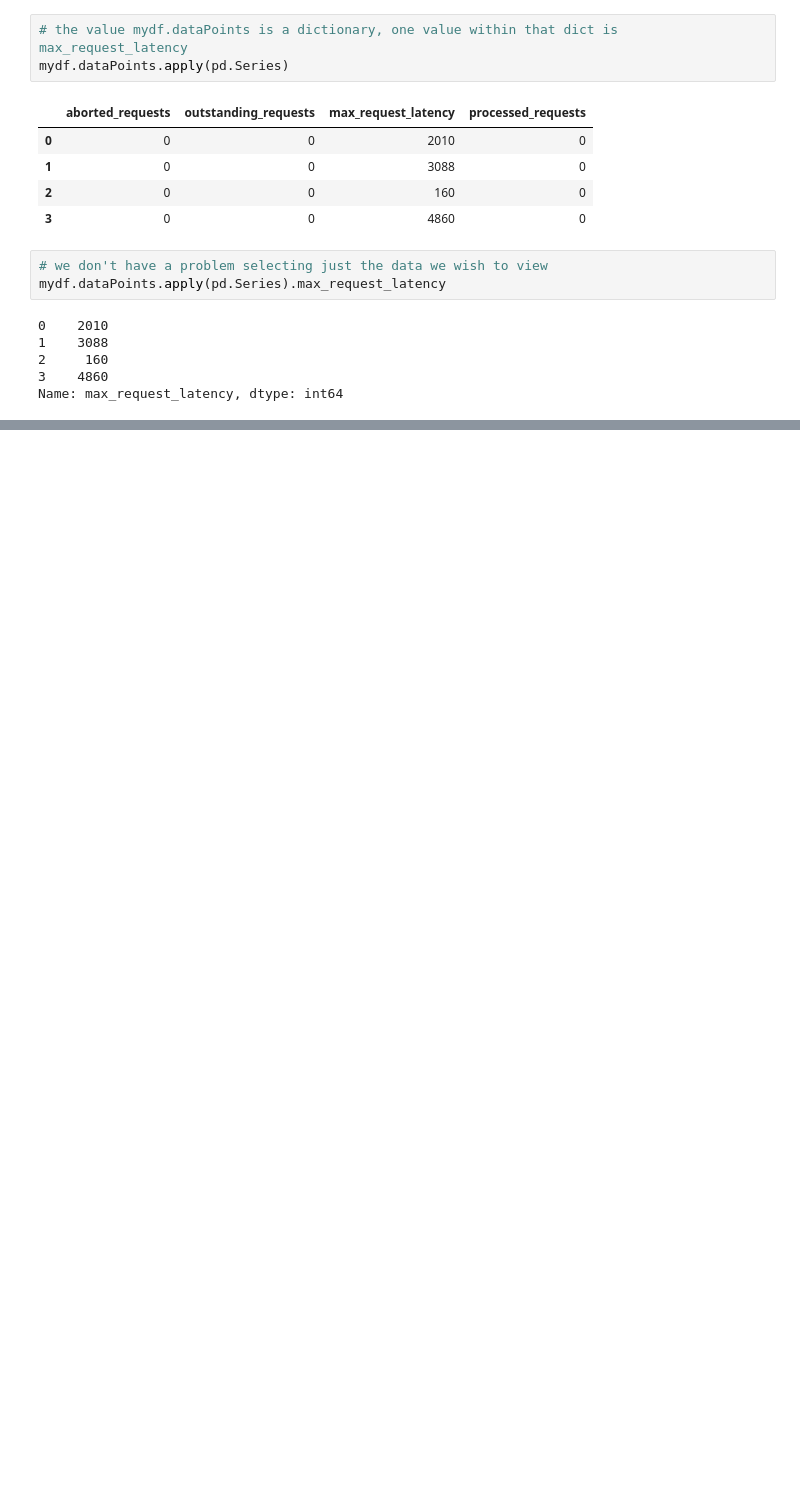
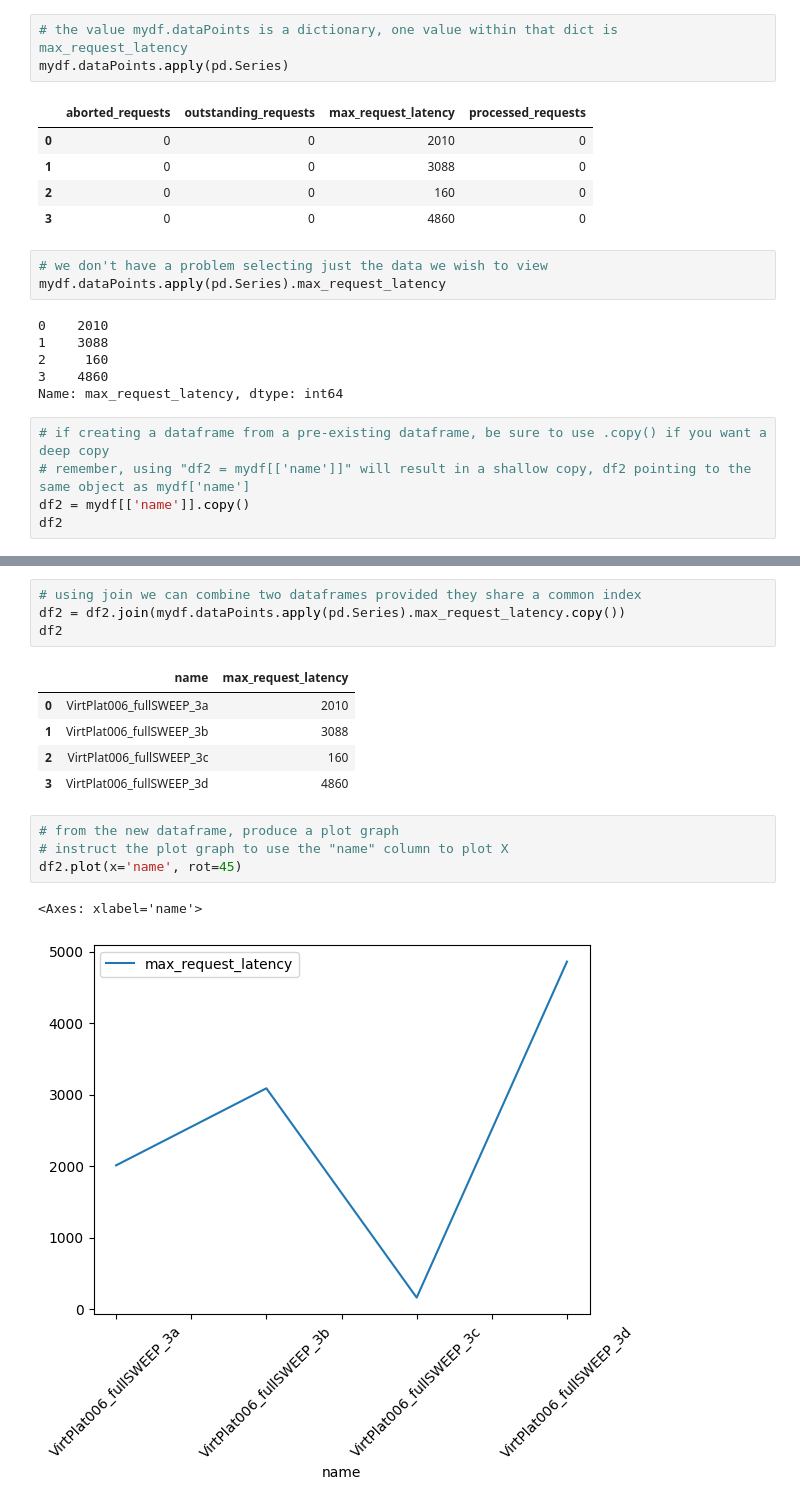
Before and after one commit to zaizarj/mycode, a Jupyter notebook: pandas_boolmasks/pandas_boolmasks01.ipynb, the cells around one changed output, grey strips where cells are left out. Cells and saved outputs as stored; diff of their text form; blank space fills up the shorter version.

```diff
--- a/pandas_boolmasks/pandas_boolmasks01.ipynb
+++ b/pandas_boolmasks/pandas_boolmasks01.ipynb
@@ -134,3 +96,8 @@ mydf.dataPoints.apply(pd.Series).max_request_latency
 2     160
 3    4860
 Name: max_request_latency, dtype: int64
+# %%
+# if creating a dataframe from a pre-existing dataframe, be sure to use .copy() if you want a deep copy
+# remember, using "df2 = mydf[['name']]" will result in a shallow copy, df2 pointing to the same object as mydf['name']
+df2 = mydf[['name']].copy()
+df2
@@ -136,0 +110,17 @@ Name: max_request_latency, dtype: int64
+# %%
+# using join we can combine two dataframes provided they share a common index
+df2 = df2.join(mydf.dataPoints.apply(pd.Series).max_request_latency.copy())
+df2
+# %% [output]
+|  | name | max_request_latency |
+| 0 | VirtPlat006_fullSWEEP_3a | 2010 |
+| 1 | VirtPlat006_fullSWEEP_3b | 3088 |
+| 2 | VirtPlat006_fullSWEEP_3c | 160 |
+| 3 | VirtPlat006_fullSWEEP_3d | 4860 |
+# %%
+# from the new dataframe, produce a plot graph
+# instruct the plot graph to use the "name" column to plot X
+df2.plot(x='name', rot=45)
+# %% [output]
+<Axes: xlabel='name'>
+[figure, added]
```
Also changed, not shown: parts of 14 cells of this notebook, 2 other files.
